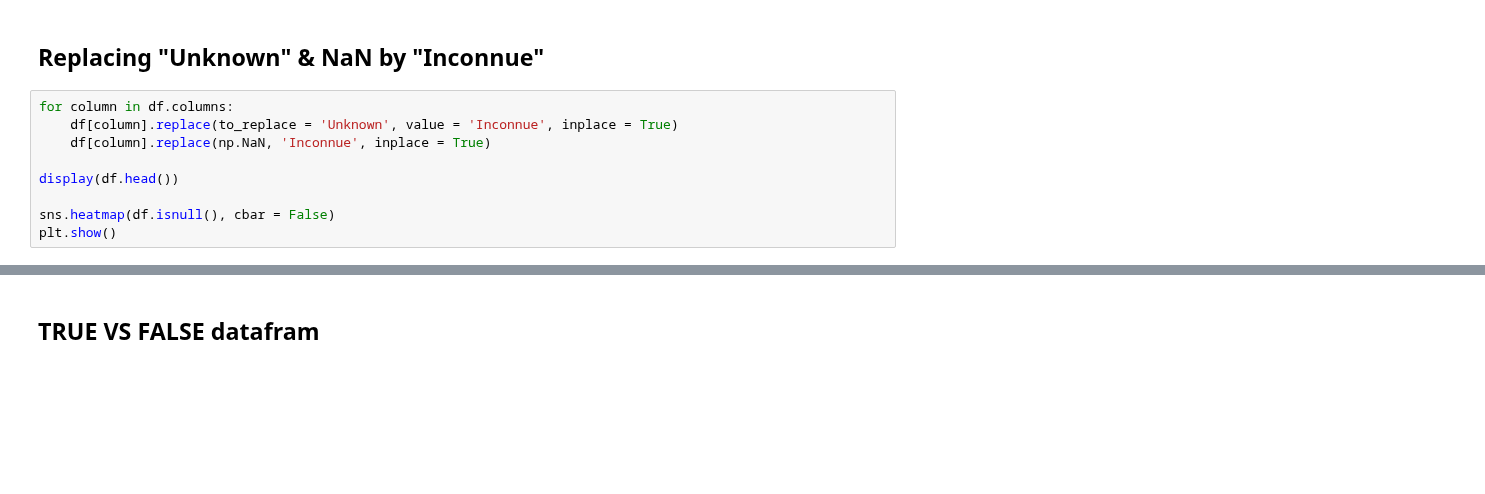
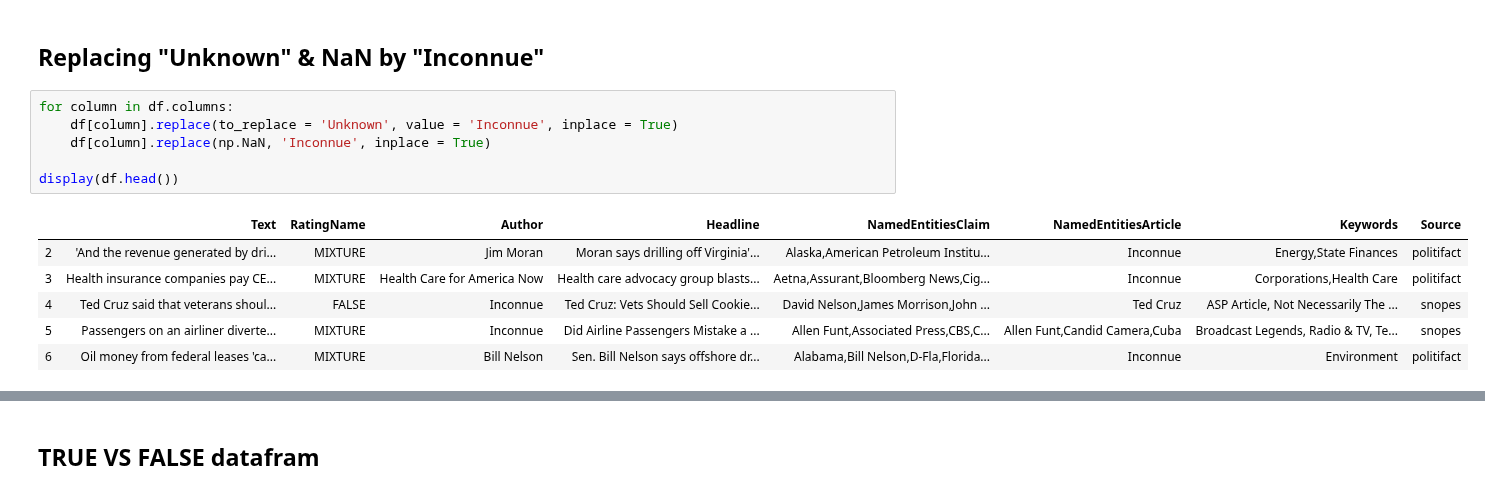
Before and after one commit to nilbahaaeddine/ClaimsClassification, a Jupyter notebook: src/Classification.ipynb, the cells around one changed output, grey strips where cells are left out. Drawn from its saved outputs; the diff is of its cells as text; blank space fills up the shorter version.

```diff
--- a/src/Classification.ipynb
+++ b/src/Classification.ipynb
@@ -286,9 +528,13 @@ df = df[df.RatingName != 'OTHER']
 # %%
 for column in df.columns:
     df[column].replace(to_replace = 'Unknown', value = 'Inconnue', inplace = True)
     df[column].replace(np.NaN, 'Inconnue', inplace = True)
 
 display(df.head())
-
-sns.heatmap(df.isnull(), cbar = False)
-plt.show()
+# %% [output]
+|  | Text | RatingName | Author | Headline | NamedEntitiesClaim | NamedEntitiesArticle | Keywords | Source |
+| 2 | 'And the revenue generated by dri... | MIXTURE | Jim Moran | Moran says drilling off Virginia'... | Alaska,American Petroleum Institu... | Inconnue | Energy,State Finances | politifact |
+| 3 | Health insurance companies pay CE... | MIXTURE | Health Care for America Now | Health care advocacy group blasts... | Aetna,Assurant,Bloomberg News,Cig... | Inconnue | Corporations,Health Care | politifact |
+| 4 | Ted Cruz said that veterans shoul... | FALSE | Inconnue | Ted Cruz: Vets Should Sell Cookie... | David Nelson,James Morrison,John ... | Ted Cruz | ASP Article, Not Necessarily The ... | snopes |
+| 5 | Passengers on an airliner diverte... | MIXTURE | Inconnue | Did Airline Passengers Mistake a ... | Allen Funt,Associated Press,CBS,C... | Allen Funt,Candid Camera,Cuba | Broadcast Legends, Radio & TV, Te... | snopes |
+| 6 | Oil money from federal leases 'ca... | MIXTURE | Bill Nelson | Sen. Bill Nelson says offshore dr... | Alabama,Bill Nelson,D-Fla,Florida... | Inconnue | Environment | politifact |
```
Also changed, not shown: parts of 30 cells of this notebook, 1 other file.
